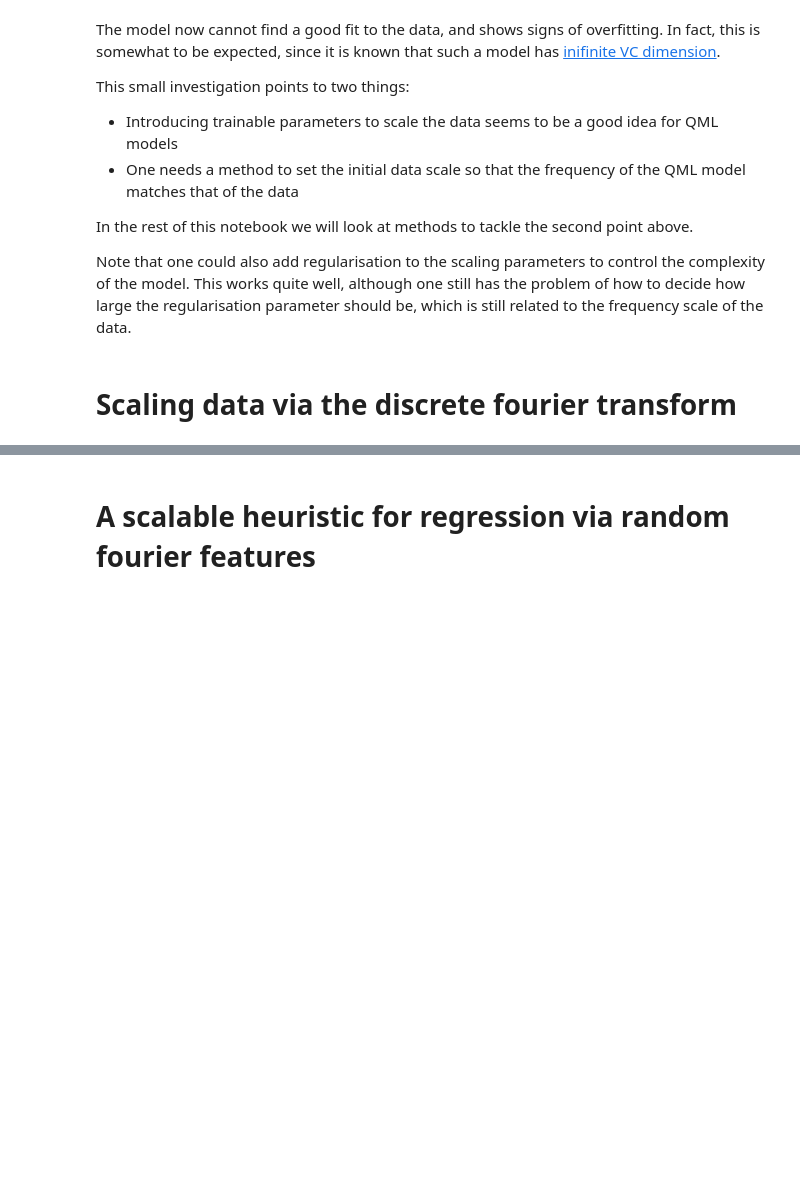
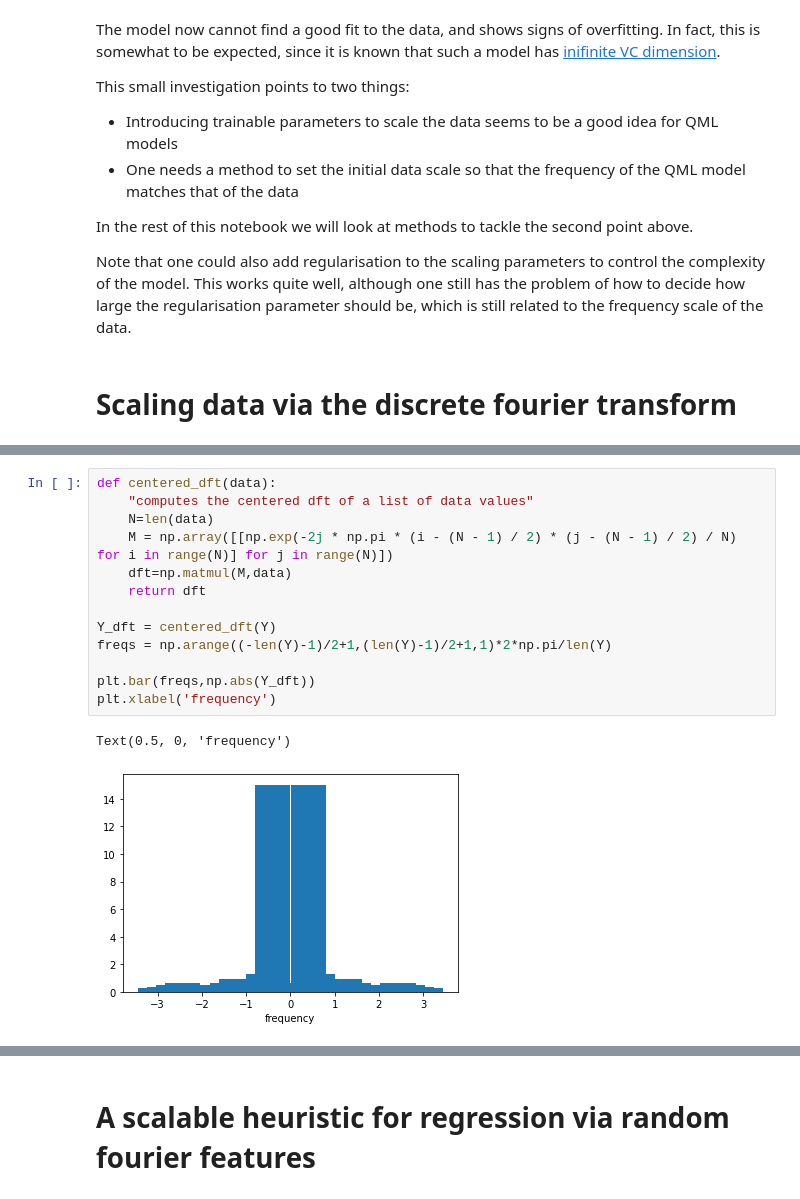
Before and after one commit to AlbertMitjans/hackweek, a Jupyter notebook: src/data_scaling_for_QML.ipynb, the cells around one changed output, grey strips where cells are left out. Drawn from its saved outputs; the diff is of its cells as text; blank space fills up the shorter version.

```diff
--- a/src/data_scaling_for_QML.ipynb
+++ b/src/data_scaling_for_QML.ipynb
@@ -165,0 +191,16 @@ Note that one could also add regularisation to the scaling parameters to control
+# %%
+def centered_dft(data):
+    "computes the centered dft of a list of data values"
+    N=len(data)
+    M = np.array([[np.exp(-2j * np.pi * (i - (N - 1) / 2) * (j - (N - 1) / 2) / N) for i in range(N)] for j in range(N)])
+    dft=np.matmul(M,data)
+    return dft
+
+Y_dft = centered_dft(Y)
+freqs = np.arange((-len(Y)-1)/2+1,(len(Y)-1)/2+1,1)*2*np.pi/len(Y)
+
+plt.bar(freqs,np.abs(Y_dft))
+plt.xlabel('frequency')
+# %% [output]
+Text(0.5, 0, 'frequency')
+[figure, added]
```
Also changed, not shown: parts of 7 cells of this notebook.
